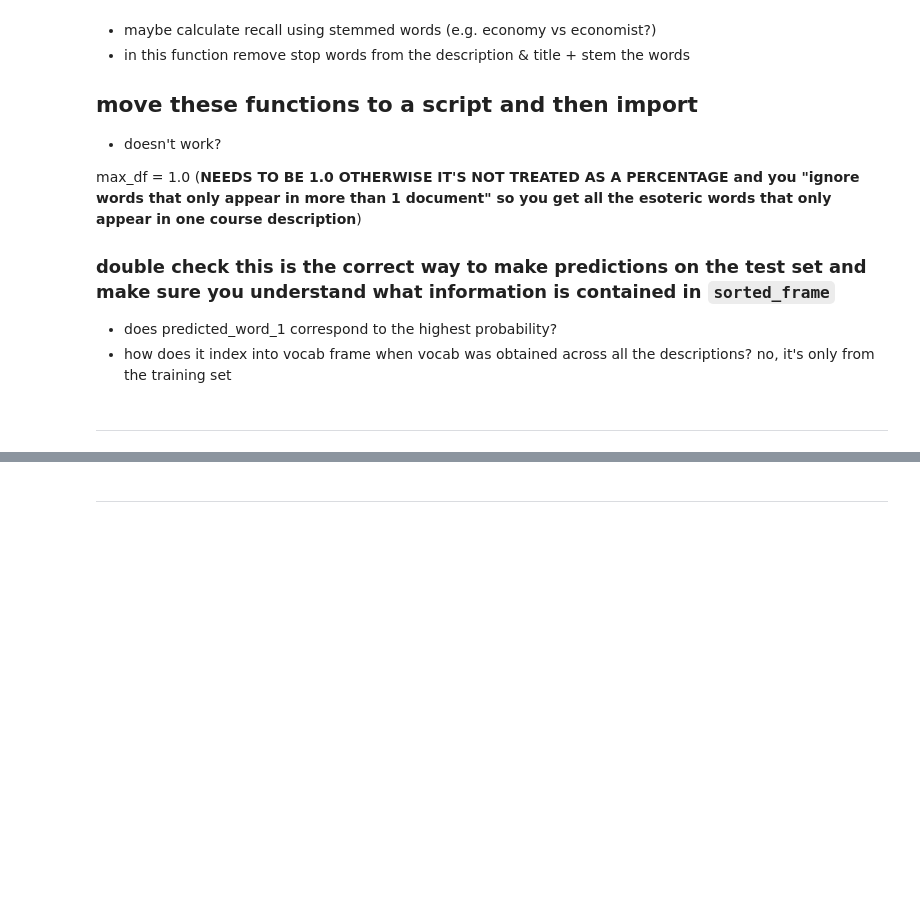
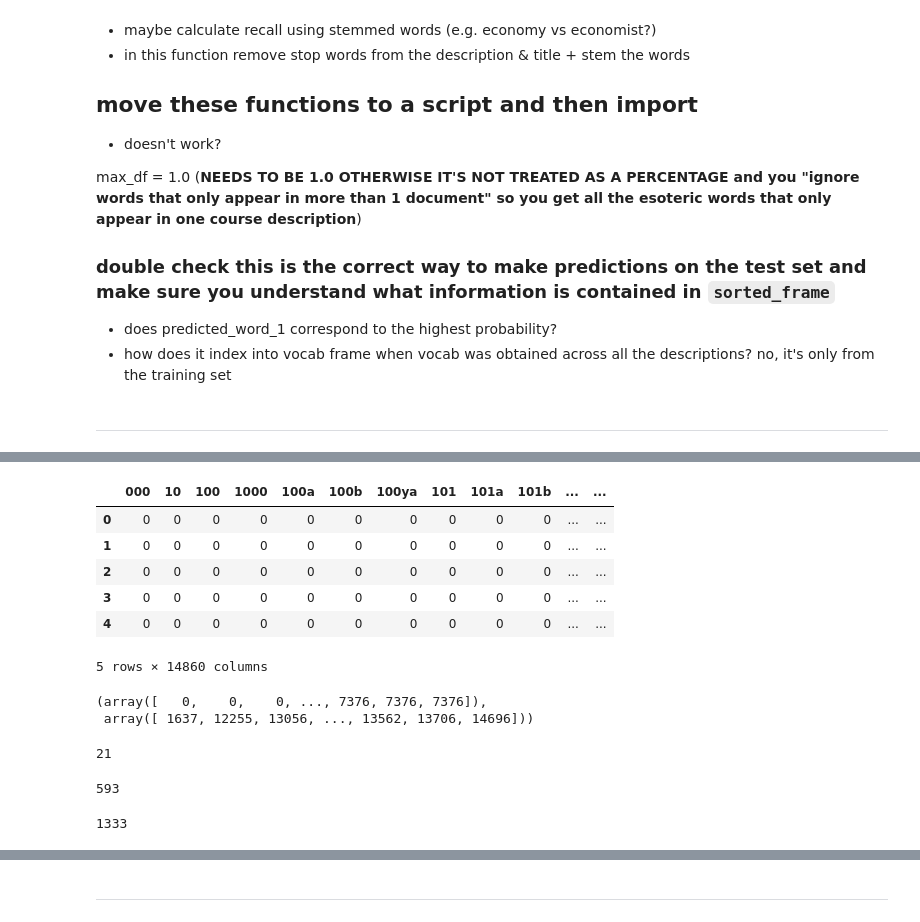
Before and after one commit to matthew-dong-dev/ICS-research, a Jupyter notebook: keywords_research.ipynb, the cells around one changed output, grey strips where cells are left out. Drawn from its saved outputs; the diff is of its cells as text; code cells hidden in the pictures; blank space fills up the shorter version.

```diff
--- a/keywords_research.ipynb
+++ b/keywords_research.ipynb
@@ -66,6 +89,7 @@ import time
 import os
 import pandas as pd
 import numpy as np
+import pickle
 from collections import Counter
 from itertools import chain
 import re
@@ -87,17 +111,17 @@ K.set_session(sess)
 pd.options.mode.chained_assignment = None
 
 TRAINING_DIR = os.getcwd()
-vectorfile = os.path.join(TRAINING_DIR, 'course_vecs.tsv')
-infofile = os.path.join(TRAINING_DIR, 'course_info.tsv')
+DATA_DIR = './data'
+vectorfile = os.path.join(DATA_DIR, 'course_vecs.tsv')
+infofile = os.path.join(DATA_DIR, 'course_info.tsv')
 textcolumn = 'course_description'
+num_top_words = 10
+use_idf = True
+tf_bias = .5
+num_epochs = 5
+max_df = 0.0028
-# %%
-TRAINING_DIR = os.getcwd()
-DATA_DIR = './data'
-vectorfile = os.path.join(DATA_DIR, 'course_vecs.tsv')
-infofile = os.path.join(DATA_DIR, 'course_info.tsv')
-textcolumn = 'course_description'
-num_top_words = 10
-use_idf = True
-tf_bias = .5
-num_epochs = 5
-max_df = 0.0028
+# %%
+info_frame = pd.read_csv(infofile, sep = '\t') # Course information
+nonempty_indices = np.where(info_frame[textcolumn].notnull())[0]
+filtered_info_frame = info_frame.iloc[nonempty_indices,:].reset_index(drop = True)
+filtered_info_frame.head()
@@ -103,0 +135,20 @@ max_df = 0.0028
+# %%
+from sklearn.feature_extraction.text import CountVectorizer
+
+countvec = CountVectorizer()
+count_tdm = countvec.fit_transform(filtered_info_frame['course_description'])
+count_df = pd.DataFrame(count_tdm.toarray(), columns=countvec.get_feature_names(), index=filtered_info_frame.index)
+count_df.head()
+# %% [output]
+|  | 000 | 10 | 100 | 1000 | 100a | 100b | 100ya | 101 | 101a | 101b | ... | ... |
+| 0 | 0 | 0 | 0 | 0 | 0 | 0 | 0 | 0 | 0 | 0 | ... | ... |
+| 1 | 0 | 0 | 0 | 0 | 0 | 0 | 0 | 0 | 0 | 0 | ... | ... |
+| 2 | 0 | 0 | 0 | 0 | 0 | 0 | 0 | 0 | 0 | 0 | ... | ... |
+| 3 | 0 | 0 | 0 | 0 | 0 | 0 | 0 | 0 | 0 | 0 | ... | ... |
+| 4 | 0 | 0 | 0 | 0 | 0 | 0 | 0 | 0 | 0 | 0 | ... | ... |
+5 rows × 14860 columns
+# %%
+np.where(count_df.values > 1)
+# %% [output]
+(array([   0,    0,    0, ..., 7376, 7376, 7376]),
+ array([ 1637, 12255, 13056, ..., 13562, 13706, 14696]))
@@ -103,0 +159,12 @@ max_df = 0.0028
+# %%
+count_df.democratic.sum()
+# %% [output]
+21
+# %%
+count_df.data.sum()
+# %% [output]
+593
+# %%
+count_df.research.sum()
+# %% [output]
+1333
```
Also changed, not shown: parts of 30 cells of this notebook, 2 other files.
